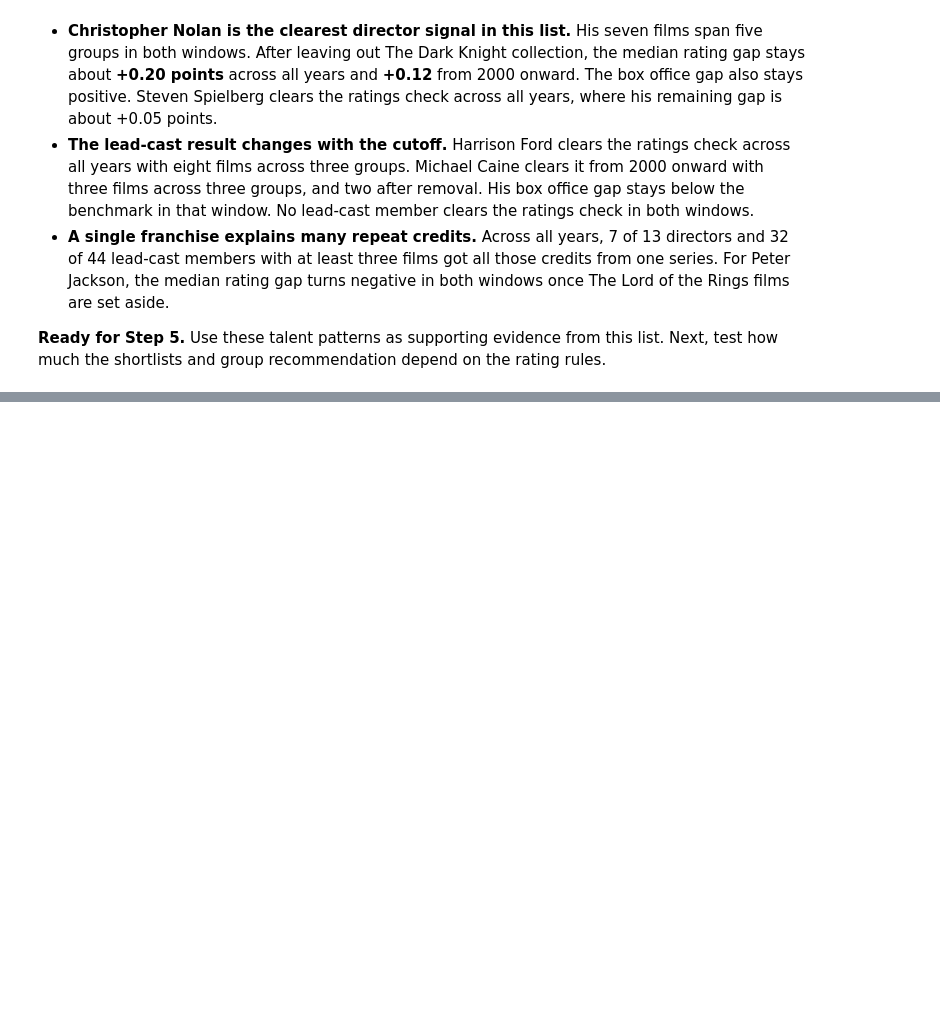
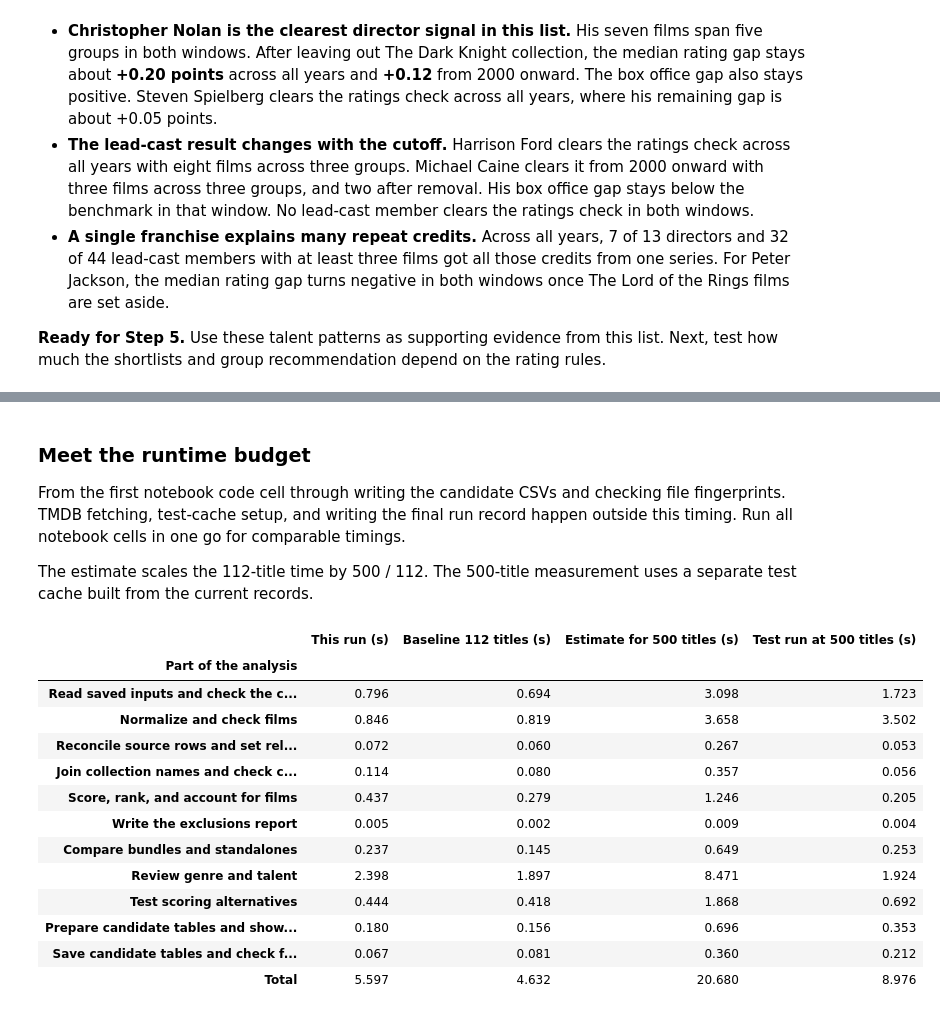
Before and after one commit to ishola-amalitech/streamvault, a Jupyter notebook: notebooks/04_recommendation.ipynb, the cells around one changed output, grey strips where cells are left out. Cells and saved outputs as stored; diff of their text form; code cells hidden in the pictures; blank space fills up the shorter version.

```diff
--- a/notebooks/04_recommendation.ipynb
+++ b/notebooks/04_recommendation.ipynb
@@ -1874,0 +2412,45 @@ These checks verify film and reference IDs, the inputs to each film benchmark, a
+# %%
+timing_table = pd.DataFrame({"This run (s)": pd.Series(cached_stage_seconds)})
+scale_note = "Run the timing script in the README to compare the current snapshot with 500 cached test titles."
+if scale_check is not None:
+    scale_table = pd.DataFrame(scale_check["stages"]).set_index("stage")
+    baseline_titles = scale_check["baseline_titles"]
+    test_titles = scale_check["test_titles"]
+    timing_table = timing_table.join(scale_table.rename(columns={
+        "baseline_seconds": f"Baseline {baseline_titles} titles (s)",
+        "projected_seconds": f"Estimate for {test_titles} titles (s)",
+        "measured_seconds": f"Test run at {test_titles} titles (s)",
+    }), validate="one_to_one")
+    scale_note = (
+        f"The estimate scales the {baseline_titles}-title time by {test_titles} / {baseline_titles}. "
+        f"The {test_titles}-title measurement uses a separate test cache built from the current records."
+    )
+
+timing_table.loc["Total"] = timing_table.sum()
+display(Markdown(
+    "### Meet the runtime budget\n\n"
+    + cached_timing_boundary
+    + " Run all notebook cells in one go for comparable timings.\n\n"
+    + scale_note
+))
+display(timing_table.rename_axis("Part of the analysis").round(3))
+# %% [output]
+### Meet the runtime budget
+
+From the first notebook code cell through writing the candidate CSVs and checking file fingerprints. TMDB fetching, test-cache setup, and writing the final run record happen outside this timing. Run all notebook cells in one go for comparable timings.
+
+The estimate scales the 112-title time by 500 / 112. The 500-title measurement uses a separate test cache built from the current records.
+|  | This run (s) | Baseline 112 titles (s) | Estimate for 500 titles (s) | Test run at 500 titles (s) |
+| Part of the analysis |  |  |  |  |
+| Read saved inputs and check the c... | 0.796 | 0.694 | 3.098 | 1.723 |
+| Normalize and check films | 0.846 | 0.819 | 3.658 | 3.502 |
+| Reconcile source rows and set rel... | 0.072 | 0.060 | 0.267 | 0.053 |
+| Join collection names and check c... | 0.114 | 0.080 | 0.357 | 0.056 |
+| Score, rank, and account for films | 0.437 | 0.279 | 1.246 | 0.205 |
+| Write the exclusions report | 0.005 | 0.002 | 0.009 | 0.004 |
+| Compare bundles and standalones | 0.237 | 0.145 | 0.649 | 0.253 |
+| Review genre and talent | 2.398 | 1.897 | 8.471 | 1.924 |
+| Test scoring alternatives | 0.444 | 0.418 | 1.868 | 0.692 |
+| Prepare candidate tables and show... | 0.180 | 0.156 | 0.696 | 0.353 |
+| Save candidate tables and check f... | 0.067 | 0.081 | 0.360 | 0.212 |
+| Total | 5.597 | 4.632 | 20.680 | 8.976 |
```
Also changed, not shown: parts of 18 cells of this notebook, 9 other files.
